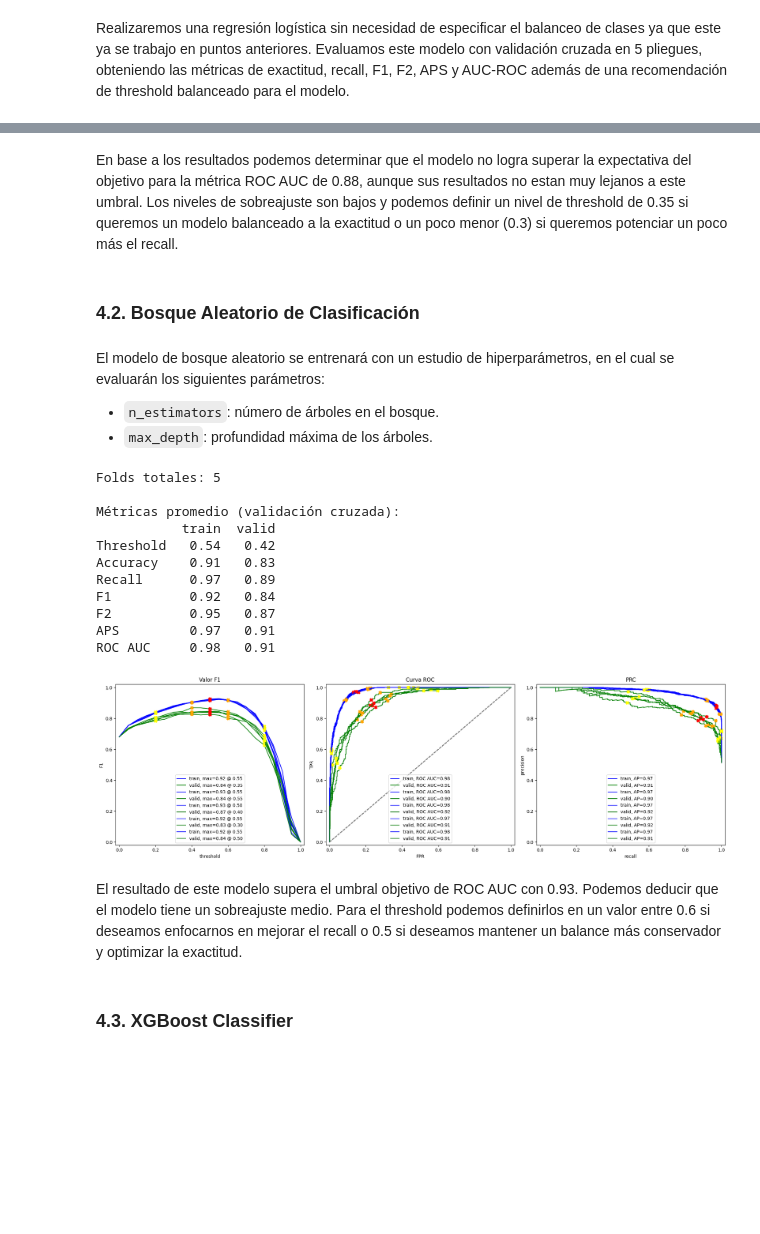
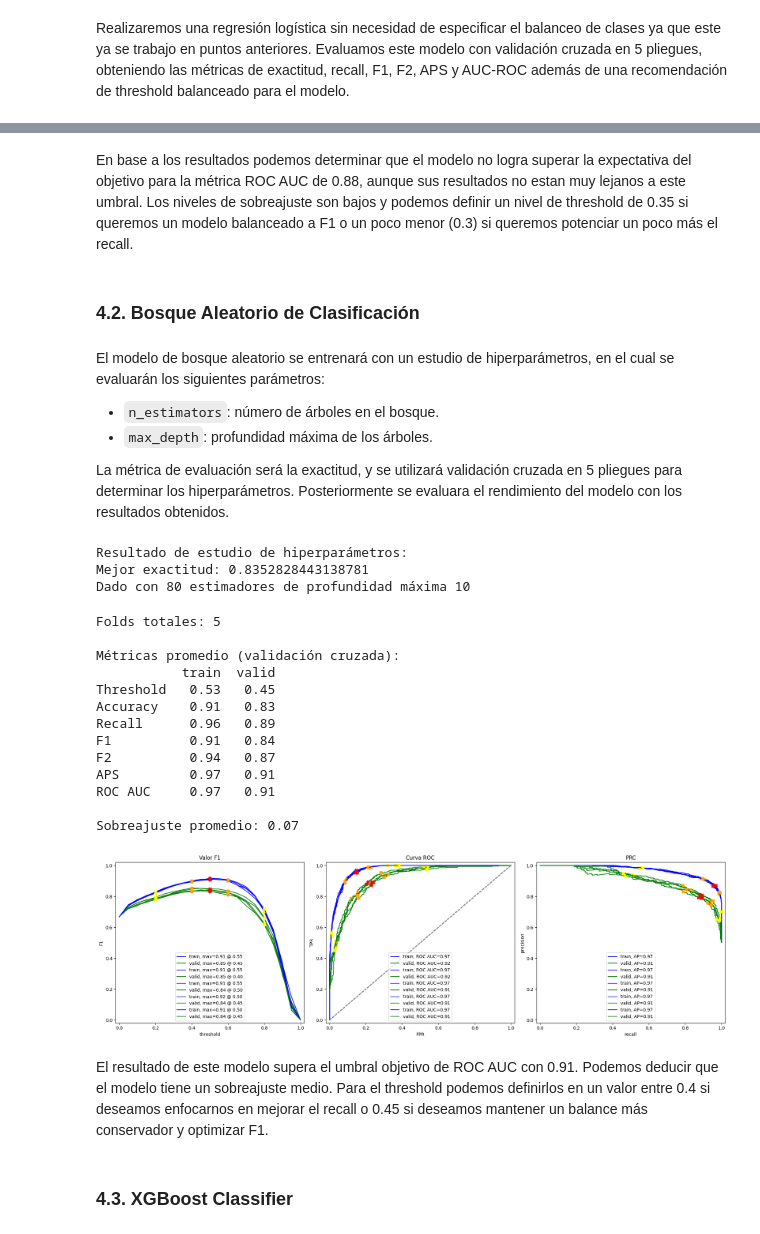
Before and after one commit to AndresCalvete-DataScientist/interconnect-customer-churn-prediction, a Jupyter notebook: notebooks/eda.ipynb, the cells around one changed output, grey strips where cells are left out. Drawn from its saved outputs; the diff is of its cells as text; code cells hidden in the pictures; blank space fills up the shorter version.

```diff
--- a/notebooks/eda.ipynb
+++ b/notebooks/eda.ipynb
@@ -1395,9 +1395,12 @@ def evaluate_model_cv(model, X, y, cv_splits=5):
 
     df_eval_stats = df_eval_stats.reindex(index=('Threshold', 'Accuracy', 'Recall', 'F1', 'F2', 'APS', 'ROC AUC'))
 
+    overfitting = (df_eval_stats['train'].drop('Threshold') - df_eval_stats['valid'].drop('Threshold')).mean()
+
     # Presentar resultados
     print("\nMétricas promedio (validación cruzada):")
     print(df_eval_stats)
+    print(f"\nSobreajuste promedio: {overfitting:.2f}")
 
     plt.tight_layout()
     plt.show()
@@ -1436,12 +1441,14 @@ ROC AUC     0.84   0.84
 [figure]
 # %% [markdown]
-En base a los resultados podemos determinar que el modelo no logra superar la expectativa del objetivo para la métrica ROC AUC de 0.88, aunque sus resultados no estan muy lejanos a este umbral. Los niveles de sobreajuste son bajos y podemos definir un nivel de threshold de 0.35 si queremos un modelo balanceado a la exactitud o un poco menor (0.3) si queremos potenciar un poco más el recall.
+En base a los resultados podemos determinar que el modelo no logra superar la expectativa del objetivo para la métrica ROC AUC de 0.88, aunque sus resultados no estan muy lejanos a este umbral. Los niveles de sobreajuste son bajos y podemos definir un nivel de threshold de 0.35 si queremos un modelo balanceado a F1 o un poco menor (0.3) si queremos potenciar un poco más el recall.
 # %% [markdown]
 ### 4.2. Bosque Aleatorio de Clasificación <a id='random_forest'></a>
 # %% [markdown]
 El modelo de bosque aleatorio se entrenará con un estudio de hiperparámetros, en el cual se evaluarán los siguientes parámetros:
 - `n_estimators`: número de árboles en el bosque.
 - `max_depth`: profundidad máxima de los árboles.
+
+La métrica de evaluación será la exactitud, y se utilizará validación cruzada en 5 pliegues para determinar los hiperparámetros. Posteriormente se evaluara el rendimiento del modelo con los resultados obtenidos.
 # %%
 # Importando el modelo
 from sklearn.ensemble import RandomForestClassifier
@@ -1462,7 +1469,8 @@ for est in range(5, 105, 5):
             rfc_model,
             ohe_features_train,
             target_train,
-            cv=5
+            cv=5,
+            scoring='accuracy'
         )
 
         acc = acc.mean()
@@ -1475,27 +1483,37 @@ for est in range(5, 105, 5):
 print('Resultado de estudio de hiperparámetros:')
 print('Mejor exactitud:', best_acc)
 print(f'Dado con {best_est} estimadores de profundidad máxima {best_depth}')
+# %% [output]
+Resultado de estudio de hiperparámetros:
+Mejor exactitud: 0.8352828443138781
+Dado con 80 estimadores de profundidad máxima 10
 # %%
 # Entrenamos en base a los resultados de los hiperparámetros
-rfc_model = RandomForestClassifier(n_estimators=45, max_depth=10, random_state=12345)
-#rfc_model.fit(ohe_features_train, target_train)
+rfc_model = RandomForestClassifier(n_estimators=80, max_depth=10, random_state=12345)
 
 # Evaluamos el modelo
-rfc_results = evaluate_model_cv(rfc_model, ohe_features_train.to_numpy(), target_train.to_numpy())
+rfc_results = evaluate_model_cv(
+    rfc_model,
+    ohe_features_train.to_numpy(),
+    target_train.to_numpy(),
+    cv_splits=5
+)
 # %% [output]
 Folds totales: 5
 
 Métricas promedio (validación cruzada):
            train  valid
-Threshold   0.54   0.42
+Threshold   0.53   0.45
 Accuracy    0.91   0.83
-Recall      0.97   0.89
-F1          0.92   0.84
-F2          0.95   0.87
+Recall      0.96   0.89
+F1          0.91   0.84
+F2          0.94   0.87
 APS         0.97   0.91
-ROC AUC     0.98   0.91
+ROC AUC     0.97   0.91
+
+Sobreajuste promedio: 0.07
-[figure, old version]
+[figure, new version]
 # %% [markdown]
-El resultado de este modelo supera el umbral objetivo de ROC AUC con 0.93. Podemos deducir que el modelo tiene un sobreajuste medio. Para el threshold podemos definirlos en un valor entre 0.6 si deseamos enfocarnos en mejorar el recall o 0.5 si deseamos mantener un balance más conservador y optimizar la exactitud.
+El resultado de este modelo supera el umbral objetivo de ROC AUC con 0.91. Podemos deducir que el modelo tiene un sobreajuste medio. Para el threshold podemos definirlos en un valor entre 0.4 si deseamos enfocarnos en mejorar el recall o 0.45 si deseamos mantener un balance más conservador y optimizar F1.
 # %% [markdown]
 ### 4.3. XGBoost Classifier <a id='xgboost'></a>
```
Also changed, not shown: parts of 8 cells of this notebook.
